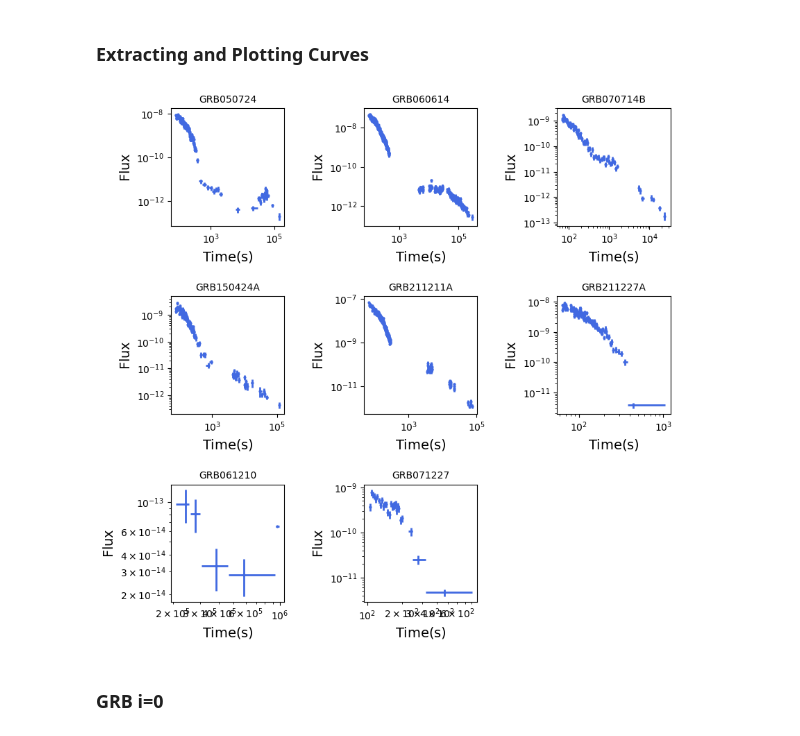
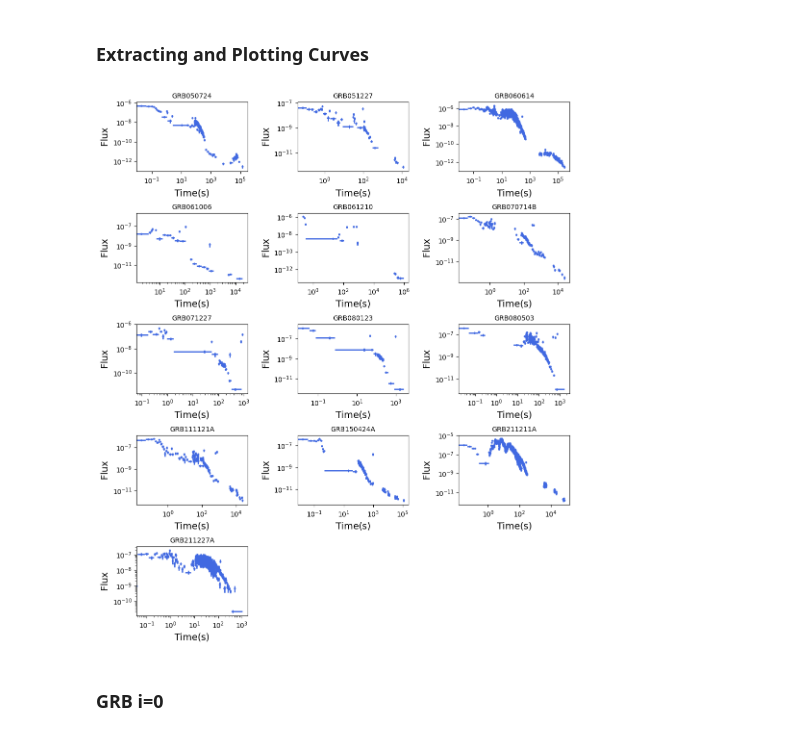
Before and after one commit to Kruthi24/fxt_code, a Jupyter notebook: analysis_notebooks/EE_sGRB/GRB_LC_0.ipynb, the cells around one changed output. Cells and saved outputs as stored; diff of their text form; code cells hidden in the pictures.

```diff
--- a/analysis_notebooks/EE_sGRB/GRB_LC_0.ipynb
+++ b/analysis_notebooks/EE_sGRB/GRB_LC_0.ipynb
@@ -13,5 +10,6 @@ import pandas as pd
 from lc_lmfit import *
 # %%
 folder='afterglow_data/'
-filename='_xray_flux.txt'
-GRBs=["050724","060614","070714B","150424A","211211A","211227A","061210","071227"]
+filename='_xray_batxrt.txt'
+
+GRBs=['050724', '051227', '060614', '061006', '061210', '070714B', '071227', '080123', '080503', '111121A', '150424A', '211211A', '211227A']
@@ -18,29 +18,29 @@ GRBs=["050724","060614","070714B","150424A","211211A","211227A","061210","071227
 # %% [markdown]
 ### Extracting and Plotting Curves
 # %%
-fig=plt.figure(figsize=(8.0,8.0), dpi=100)
+fig=plt.figure(figsize=(10.0,12.0), dpi=100)
 fig.patch.set_facecolor('white')
-plt.subplots_adjust(top=0.96, bottom=0.07, left=0.07, right=0.97, hspace=0.6,wspace=0.7)
+plt.subplots_adjust(top=0.96, bottom=0.07, left=0.07, right=0.97, hspace=0.6,wspace=0.45)
 
 for i in range(len(GRBs)):
-    ax1 = fig.add_subplot(3, 3, i+1)
+    ax1 = fig.add_subplot(5,3, i+1)
     Time,Time_high,Time_low,Flux,Flux_high,Flux_low=get_individual_curves_log(folder+GRBs[i]+filename)
     ax1.errorbar(Time,Flux,xerr=[Time_low,Time_high],yerr=[Flux_low,Flux_high],fmt='.',color='royalblue',linewidth=2.0,markersize=4.0)
     plt.gca().set_xscale("log")
     plt.gca().set_yscale("log")
     #ax1.set_xlim(1e1,1e5)
     #ax1.set_ylim(1e-14,1e-9)
     ax1.set_xlabel('$\mathrm{Time(s)}$',fontsize=14.)
     ax1.set_ylabel('$\mathrm{Flux}$',fontsize=14.)
     ax1.set_title("GRB"+GRBs[i],fontsize=10)
 
 #xticks = ticker.LogLocator(numticks=4)
 #ax1.xaxis.set_minor_locator(xticks)
 #ax1.tick_params(axis='x', which='minor', labelsize=7.0)
 
 plt.show()
 # %% [output]
-[figure, old version]
+[figure, new version]
 # %% [markdown]
 ### GRB i=0
 # %%
```
Also changed, not shown: parts of 12 cells of this notebook, 23 other files.
